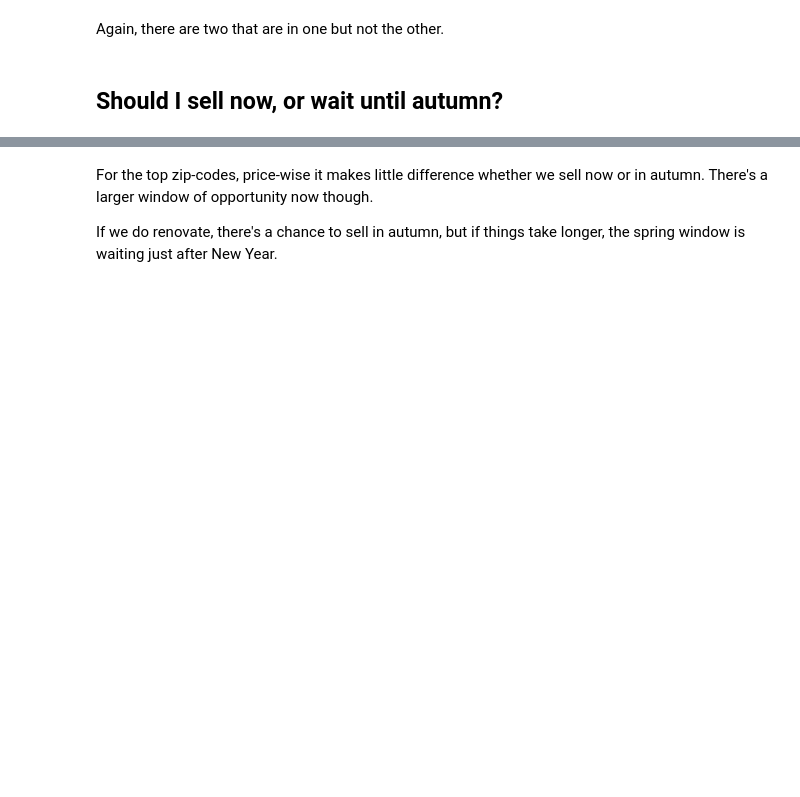
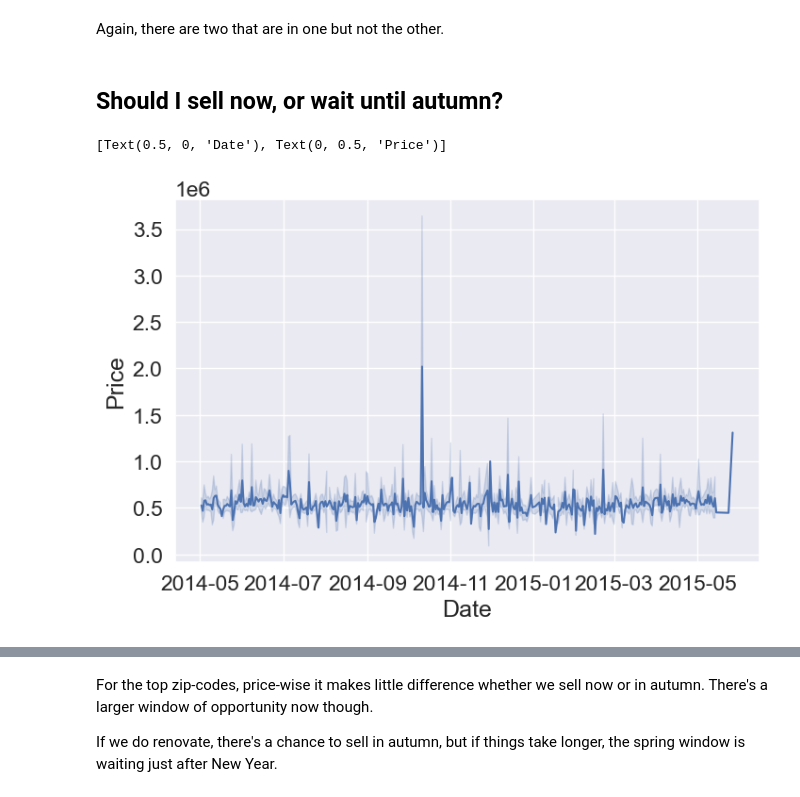
Before and after one commit to johnheaven/ds-eda-project, a Jupyter notebook: EDA.ipynb, the cells around one changed output, grey strips where cells are left out. Saved outputs shown, nothing was run; the diff lists cells and outputs as text; code cells hidden in the pictures; blank space fills up the shorter version.

```diff
--- a/EDA.ipynb
+++ b/EDA.ipynb
@@ -16,6 +16,10 @@ plt.rcParams.update({ "figure.figsize" : (8, 5),"axes.facecolor" : "white", "axe
 plt.rcParams["figure.facecolor"]= "w"
 pd.plotting.register_matplotlib_converters()
 pd.set_option('display.float_format', lambda x: '%.3f' % x)
+
+sns.set_theme()
+sns.set_color_codes()
+sns.set(font_scale=1.5)
 # %%
 from my_functions import *
 # %%
@@ -185,8 +211,11 @@ Again, there are two that are in one but not the other.
 # %% [markdown]
 ## Should I sell now, or wait until autumn?
 # %%
-p = sns.lineplot(df[["price","date"]], x="date", y="price")
-fig.set_axis_labels("Date", "Price")
+fig = sns.lineplot(df[["price","date"]], x="date", y="price")
+fig.set(xlabel="Date", ylabel="Price")
+# %% [output]
+[Text(0.5, 0, 'Date'), Text(0, 0.5, 'Price')]
+[figure, added]
 # %%
 def plot_monthly_prices(df, title=None):
     df = df.copy()
```
Also changed, not shown: parts of 30 cells of this notebook.
